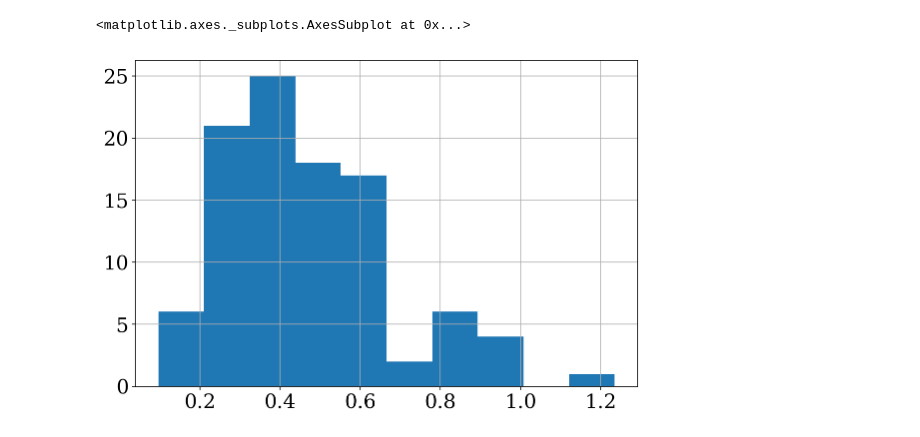
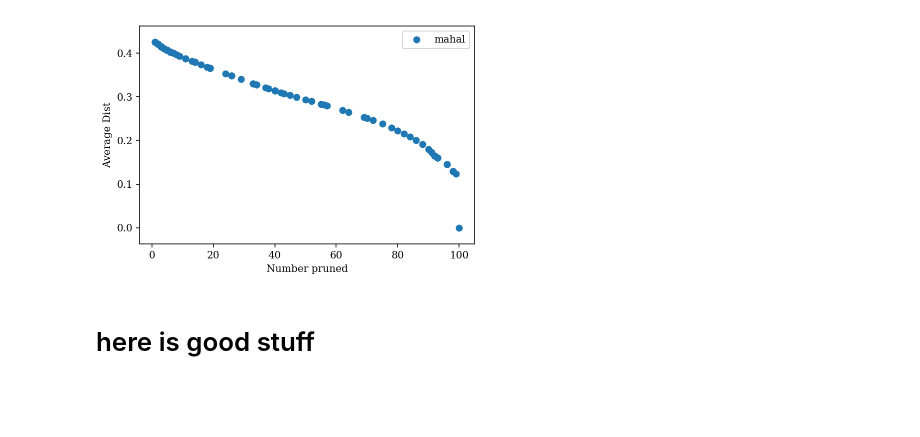
Before and after one commit to ianhi/mergetown, a Jupyter notebook: making_frontiers.ipynb, the cells around one changed output. Saved outputs shown, nothing was run; the diff lists cells and outputs as text; code cells hidden in the pictures; blank space fills up the shorter version.

```diff
--- a/making_frontiers.ipynb
+++ b/making_frontiers.ipynb
@@ -22,0 +62,2 @@ indep,dep,true_df,matching_cols,exact_cols = gen_fake_data()
+# %%
+out = matching(small_indep,dep,matching_cols,exact_cols=exact_cols)
@@ -22,0 +99,5 @@ indep,dep,true_df,matching_cols,exact_cols = gen_fake_data()
+# %%
+out = matching(indep,dep,matching_cols,exact_cols=exact_cols)
+for i in out:
+    print(i.columns)
+pd.concat(out).shape
@@ -43,5 +147,41 @@ concat.groupby(exact_cols).mean() - true_df[exact_cols+['dep','indep']].groupby(
-# %%
-concat.dist
-# %% [output]
-<matplotlib.axes._subplots.AxesSubplot at 0x...>
-[figure, removed]
+# %%
+def do_cutoff(cutoff,dists):
+    """
+    cutoff : the cutoff distance to be used
+    pairwise: pre computed pairwise distance
+
+    returns
+    -------
+    (avg_dist, N_kept)
+    """
+
+    keep = dists<cutoff
+    n_kept = keep.sum()
+    if n_kept>0:
+        avg_dist = dists[keep].mean()
+    else:
+        avg_dist = 0
+    return avg_dist, n_kept
+# %%
+def frontier(distances,normalize=True,label=None):
+    if normalize:
+        dist = distances/distances.max()
+    else:
+        dist = distances
+    cutoffs = np.linspace(dist.min(),dist.max(),100)
+    avg_dist = np.zeros_like(cutoffs)
+    kept = np.zeros_like(cutoffs)
+    for i,c in enumerate(cutoffs):
+        avg_dist[i],kept[i] = do_cutoff(c,dists)
+    plt.scatter(len(dist)- kept,avg_dist,label=label)
+    plt.ylabel('Average Dist')
+    plt.xlabel('Number pruned')
+# %%
+dists = concat['dist'].values
+frontier(dists,normalize=True,label='mahal')
+plt.legend()
+plt.show()
+# %% [output]
+[figure, added]
+# %% [markdown]
+# here is good stuff
```
Also changed, not shown: parts of 19 cells of this notebook, 2 other files.
